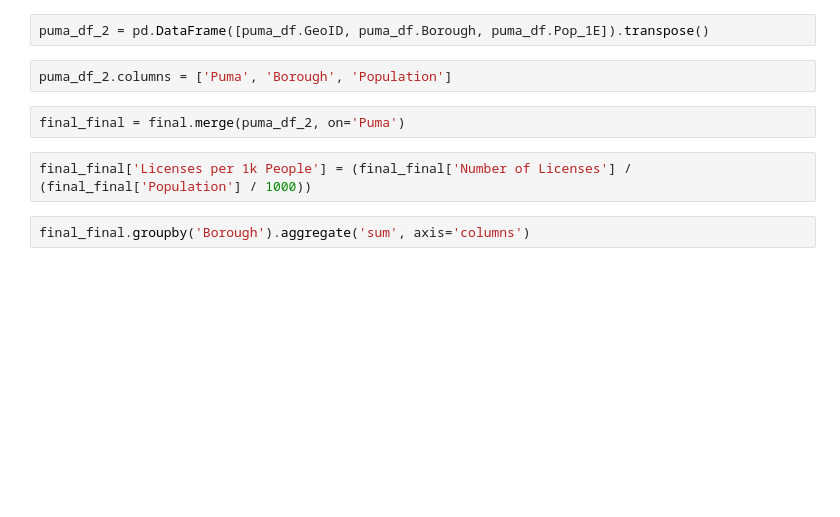
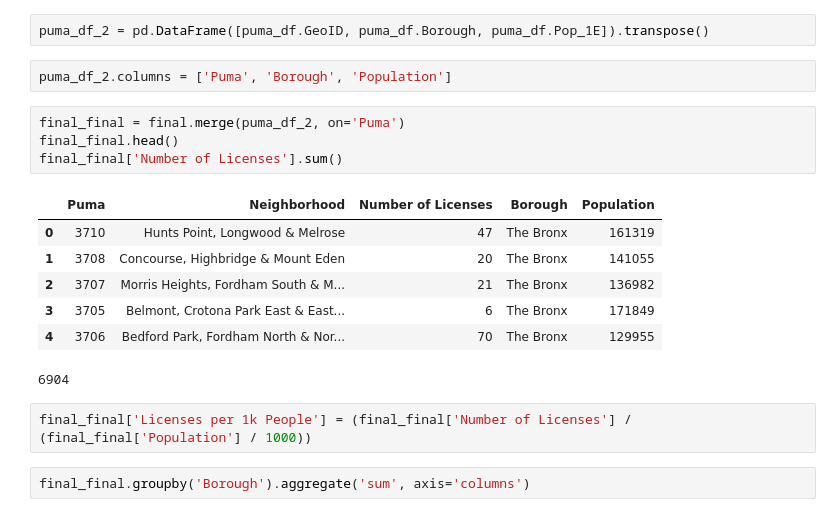
Before and after one commit to maks-p/ny_liquor_licenses, a Jupyter notebook: ny_sla_project.ipynb, the cells around one changed output. Drawn from its saved outputs; the diff is of its cells as text; blank space fills up the shorter version.

```diff
--- a/ny_sla_project.ipynb
+++ b/ny_sla_project.ipynb
@@ -262,6 +289,16 @@ puma_df_2 = pd.DataFrame([puma_df.GeoID, puma_df.Borough, puma_df.Pop_1E]).trans
 puma_df_2.columns = ['Puma', 'Borough', 'Population']
 # %%
 final_final = final.merge(puma_df_2, on='Puma')
+final_final.head()
+final_final['Number of Licenses'].sum()
+# %% [output]
+|  | Puma | Neighborhood | Number of Licenses | Borough | Population |
+| 0 | 3710 | Hunts Point, Longwood & Melrose | 47 | The Bronx | 161319 |
+| 1 | 3708 | Concourse, Highbridge & Mount Eden | 20 | The Bronx | 141055 |
+| 2 | 3707 | Morris Heights, Fordham South & M... | 21 | The Bronx | 136982 |
+| 3 | 3705 | Belmont, Crotona Park East & East... | 6 | The Bronx | 171849 |
+| 4 | 3706 | Bedford Park, Fordham North & Nor... | 70 | The Bronx | 129955 |
+6904
 # %%
 final_final['Licenses per 1k People'] = (final_final['Number of Licenses'] / (final_final['Population'] / 1000))
 # %%
```
Also changed, not shown: parts of 26 cells of this notebook, 13 other files.
